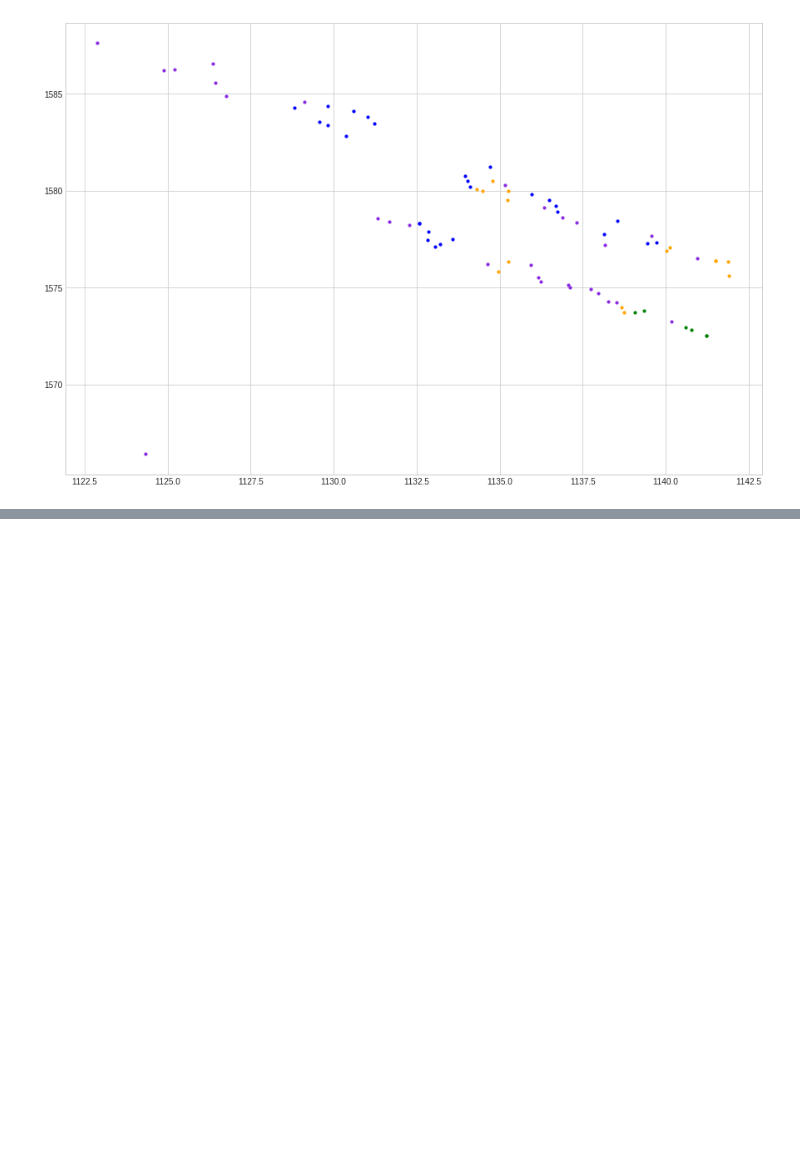
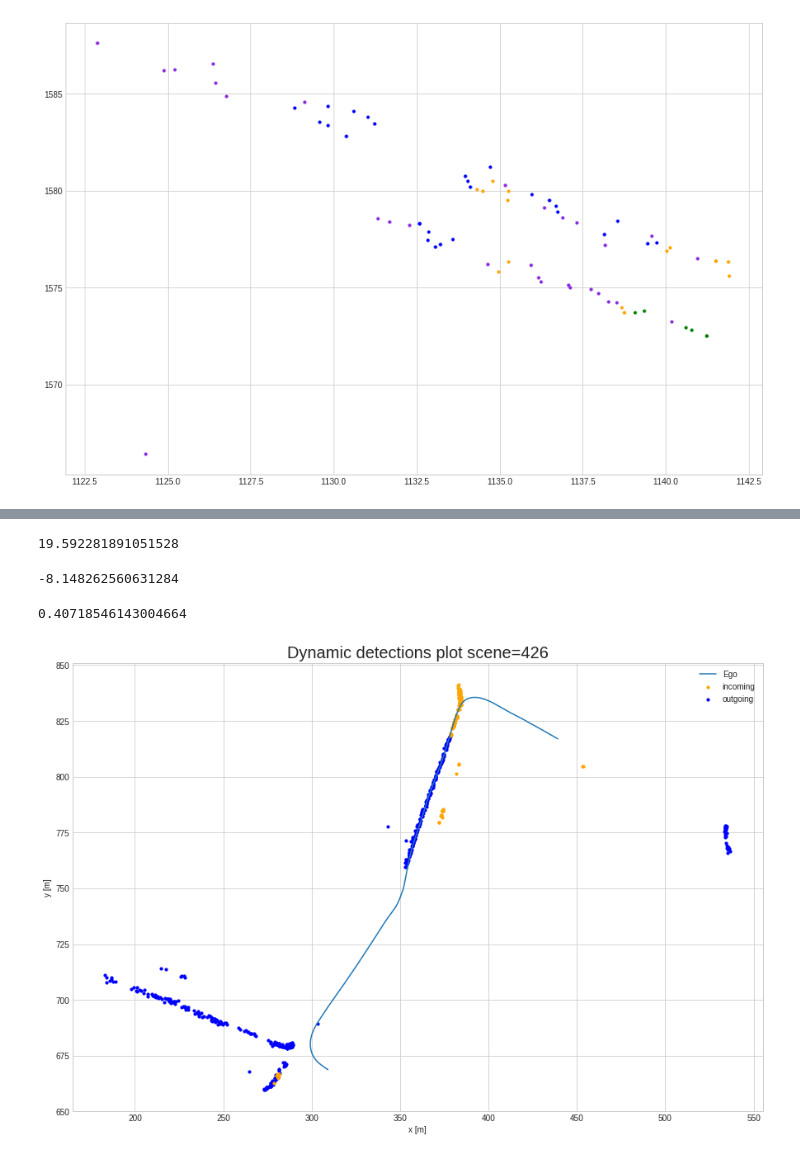
Before and after one commit to kfir1989/RadarLocalization, a Jupyter notebook: DynamicTracker.ipynb, the cells around one changed output, grey strips where cells are left out. Drawn from its saved outputs; the diff is of its cells as text; code cells hidden in the pictures; blank space fills up the shorter version.

```diff
--- a/DynamicTracker.ipynb
+++ b/DynamicTracker.ipynb
@@ -682,0 +781,23 @@ np.rad2deg(-0.14221401)
+# %%
+np.rad2deg(math.atan(21/59))
+# %% [output]
+19.592281891051528
+# %%
+np.rad2deg(-0.14221401)
+# %% [output]
+-8.148262560631284
+# %%
+np.sqrt(0.17**2+0.37**2)
+# %% [output]
+0.40718546143004664
+# %%
+ax.set_title(f"Dynamic detections plot scene={scene_id}", fontsize=20)
+ax.set(xlabel='x [m]', ylabel='y [m]')
+ax.legend(['Ego', 'incoming','outgoing'])
+leg = ax.get_legend()
+#leg.legendHandles[0].set_color('red')
+leg.legendHandles[1].set_color('orange')
+leg.legendHandles[2].set_color('blue')
+fig
+# %% [output]
+[figure, added]
```
Also changed, not shown: parts of 12 cells of this notebook, 1 other file.
